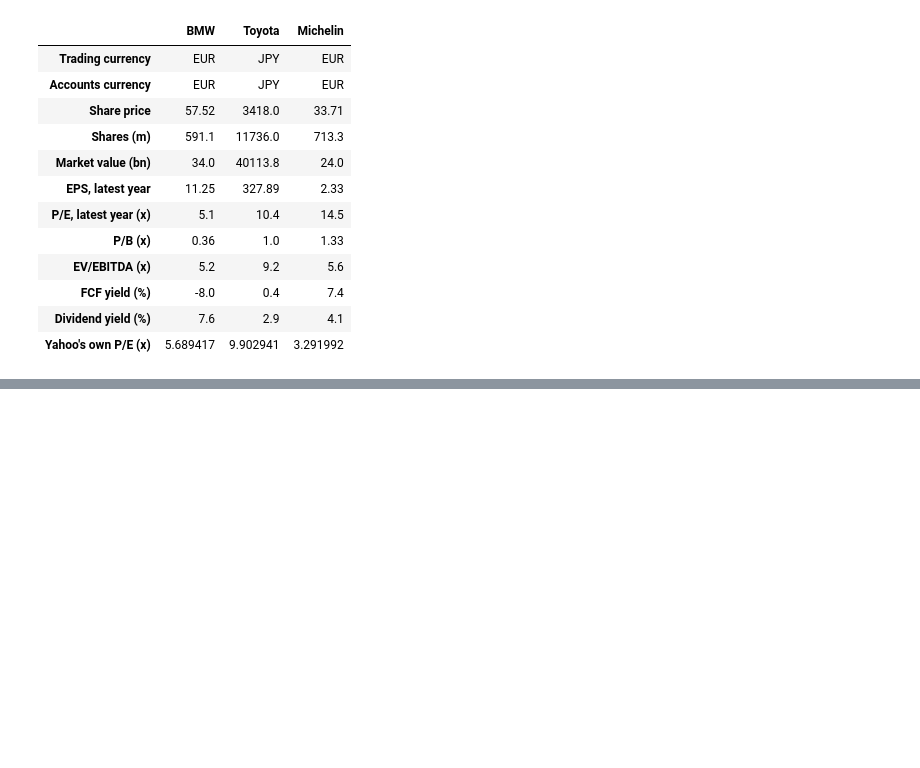
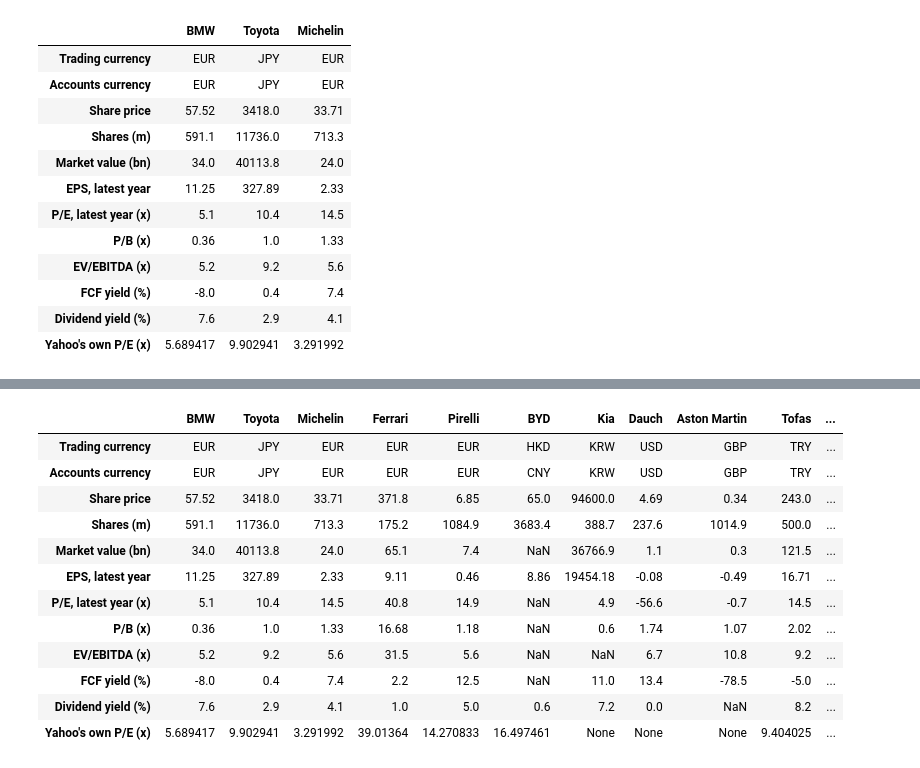
Before and after one commit to JoeSteward-04/Asset-Management-Project, a Jupyter notebook: notebooks/02_ratio_function.ipynb, the cells around one changed output, grey strips where cells are left out. Saved outputs shown, nothing was run; the diff lists cells and outputs as text; code cells hidden in the pictures; blank space fills up the shorter version.

```diff
--- a/notebooks/02_ratio_function.ipynb
+++ b/notebooks/02_ratio_function.ipynb
@@ -324,0 +353,28 @@ pd.DataFrame({
+# %%
+valuation_all = pd.DataFrame({ "BMW": get_valuation("BMW.DE"),
+                           "Toyota": get_valuation("7203.T"),
+                            "Michelin": get_valuation("ML.PA"),
+                            "Ferrari": get_valuation("RACE.MI"),
+                            "Pirelli": get_valuation("PIRC.MI"),
+                            "BYD": get_valuation("1211.HK"),
+                            "Kia": get_valuation("000270.KS"),
+                            "Dauch": get_valuation("DCH"),
+                            "Aston Martin": get_valuation("AML.L"),
+                            "Tofas": get_valuation("TOASO.IS"),
+                            "General Motors": get_valuation("GM"),
+                            })
+valuation_all
+# %% [output]
+|  | BMW | Toyota | Michelin | Ferrari | Pirelli | BYD | Kia | Dauch | Aston Martin | Tofas | ... |
+| Trading currency | EUR | JPY | EUR | EUR | EUR | HKD | KRW | USD | GBP | TRY | ... |
+| Accounts currency | EUR | JPY | EUR | EUR | EUR | CNY | KRW | USD | GBP | TRY | ... |
+| Share price | 57.52 | 3418.0 | 33.71 | 371.8 | 6.85 | 65.0 | 94600.0 | 4.69 | 0.34 | 243.0 | ... |
+| Shares (m) | 591.1 | 11736.0 | 713.3 | 175.2 | 1084.9 | 3683.4 | 388.7 | 237.6 | 1014.9 | 500.0 | ... |
+| Market value (bn) | 34.0 | 40113.8 | 24.0 | 65.1 | 7.4 | NaN | 36766.9 | 1.1 | 0.3 | 121.5 | ... |
+| EPS, latest year | 11.25 | 327.89 | 2.33 | 9.11 | 0.46 | 8.86 | 19454.18 | -0.08 | -0.49 | 16.71 | ... |
+| P/E, latest year (x) | 5.1 | 10.4 | 14.5 | 40.8 | 14.9 | NaN | 4.9 | -56.6 | -0.7 | 14.5 | ... |
+| P/B (x) | 0.36 | 1.0 | 1.33 | 16.68 | 1.18 | NaN | 0.6 | 1.74 | 1.07 | 2.02 | ... |
+| EV/EBITDA (x) | 5.2 | 9.2 | 5.6 | 31.5 | 5.6 | NaN | NaN | 6.7 | 10.8 | 9.2 | ... |
+| FCF yield (%) | -8.0 | 0.4 | 7.4 | 2.2 | 12.5 | NaN | 11.0 | 13.4 | -78.5 | -5.0 | ... |
+| Dividend yield (%) | 7.6 | 2.9 | 4.1 | 1.0 | 5.0 | 0.6 | 7.2 | 0.0 | NaN | 8.2 | ... |
+| Yahoo's own P/E (x) | 5.689417 | 9.902941 | 3.291992 | 39.01364 | 14.270833 | 16.497461 | None | None | None | 9.404025 | ... |
```
Also changed, not shown: parts of 1 cell of this notebook.
